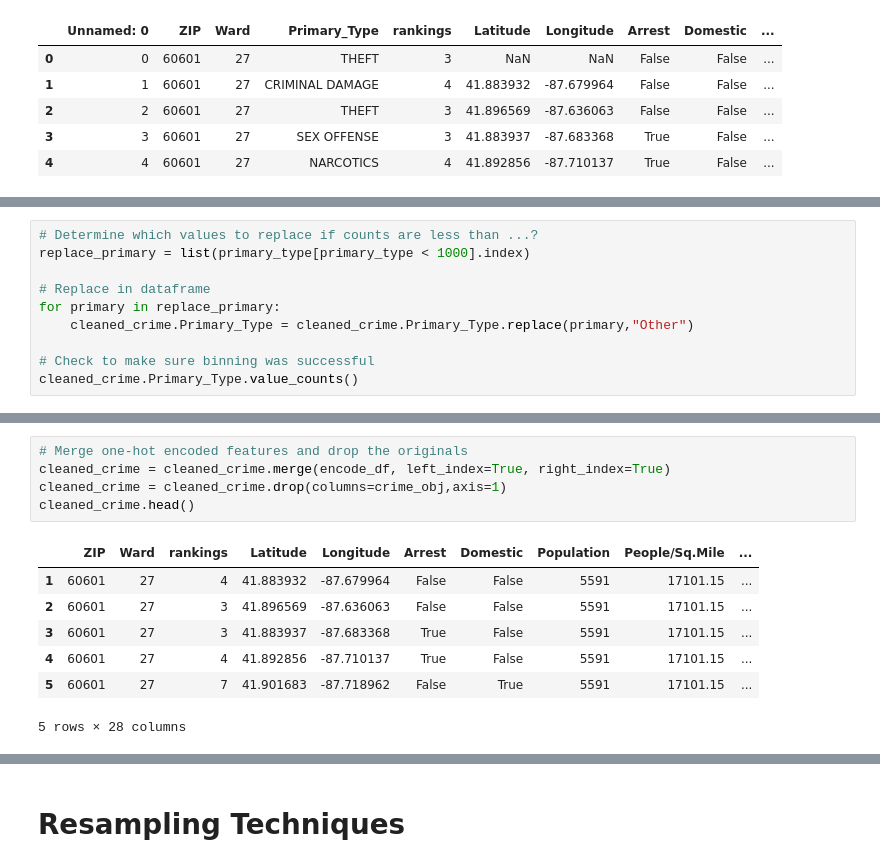
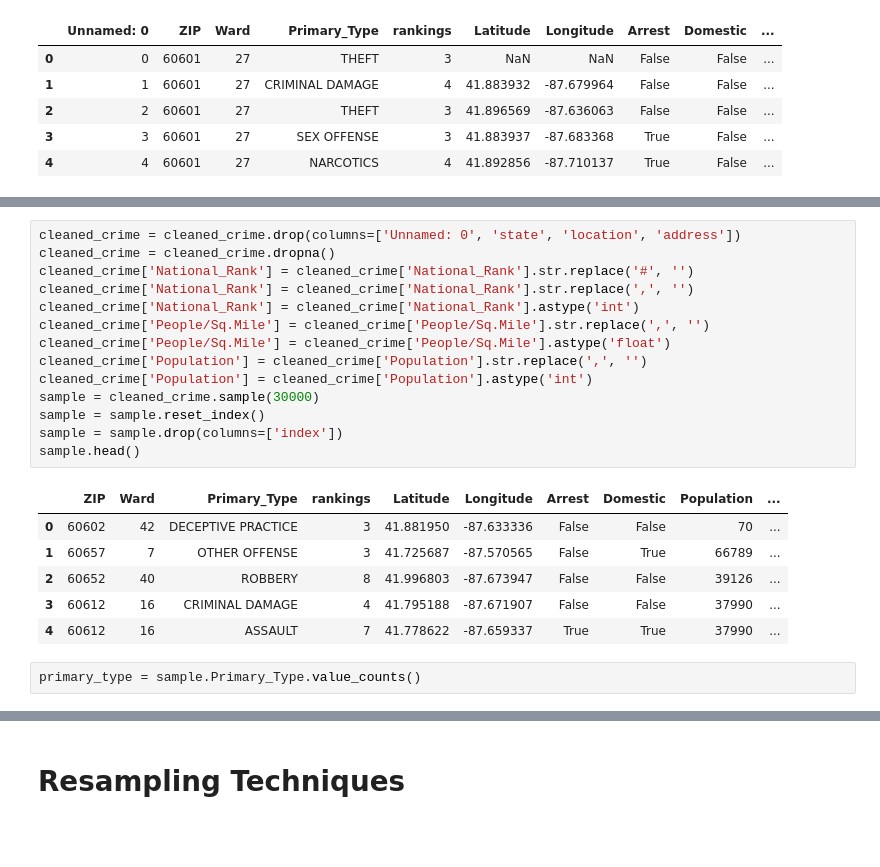
Before and after one commit to mmcdan13/capstone_project, a Jupyter notebook: Safety_Model.ipynb, the cells around one changed output, grey strips where cells are left out. Saved outputs shown, nothing was run; the diff lists cells and outputs as text; blank space fills up the shorter version.

```diff
--- a/Model.ipynb
+++ b/Safety_Model.ipynb
@@ -41,10 +20,0 @@ primary_type = cleaned_crime.Primary_Type.value_counts()
-# %%
-# Determine which values to replace if counts are less than ...?
-replace_primary = list(primary_type[primary_type < 1000].index)
-
-# Replace in dataframe
-for primary in replace_primary:
-    cleaned_crime.Primary_Type = cleaned_crime.Primary_Type.replace(primary,"Other")
-
-# Check to make sure binning was successful
-cleaned_crime.Primary_Type.value_counts()
@@ -86,13 +21,23 @@ encode_df.head()
-# %%
-# Merge one-hot encoded features and drop the originals
-cleaned_crime = cleaned_crime.merge(encode_df, left_index=True, right_index=True)
-cleaned_crime = cleaned_crime.drop(columns=crime_obj,axis=1)
-cleaned_crime.head()
-# %% [output]
-|  | ZIP | Ward | rankings | Latitude | Longitude | Arrest | Domestic | Population | People/Sq.Mile | ... |
-| 1 | 60601 | 27 | 4 | 41.883932 | -87.679964 | False | False | 5591 | 17101.15 | ... |
-| 2 | 60601 | 27 | 3 | 41.896569 | -87.636063 | False | False | 5591 | 17101.15 | ... |
-| 3 | 60601 | 27 | 3 | 41.883937 | -87.683368 | True | False | 5591 | 17101.15 | ... |
-| 4 | 60601 | 27 | 4 | 41.892856 | -87.710137 | True | False | 5591 | 17101.15 | ... |
-| 5 | 60601 | 27 | 7 | 41.901683 | -87.718962 | False | True | 5591 | 17101.15 | ... |
-5 rows × 28 columns
+# %%
+cleaned_crime = cleaned_crime.drop(columns=['Unnamed: 0', 'state', 'location', 'address'])
+cleaned_crime = cleaned_crime.dropna()
+cleaned_crime['National_Rank'] = cleaned_crime['National_Rank'].str.replace('#', '')
+cleaned_crime['National_Rank'] = cleaned_crime['National_Rank'].str.replace(',', '')
+cleaned_crime['National_Rank'] = cleaned_crime['National_Rank'].astype('int')
+cleaned_crime['People/Sq.Mile'] = cleaned_crime['People/Sq.Mile'].str.replace(',', '')
+cleaned_crime['People/Sq.Mile'] = cleaned_crime['People/Sq.Mile'].astype('float')
+cleaned_crime['Population'] = cleaned_crime['Population'].str.replace(',', '')
+cleaned_crime['Population'] = cleaned_crime['Population'].astype('int')
+sample = cleaned_crime.sample(30000)
+sample = sample.reset_index()
+sample = sample.drop(columns=['index'])
+sample.head()
+# %% [output]
+|  | ZIP | Ward | Primary_Type | rankings | Latitude | Longitude | Arrest | Domestic | Population | ... |
+| 0 | 60602 | 42 | DECEPTIVE PRACTICE | 3 | 41.881950 | -87.633336 | False | False | 70 | ... |
+| 1 | 60657 | 7 | OTHER OFFENSE | 3 | 41.725687 | -87.570565 | False | True | 66789 | ... |
+| 2 | 60652 | 40 | ROBBERY | 8 | 41.996803 | -87.673947 | False | False | 39126 | ... |
+| 3 | 60612 | 16 | CRIMINAL DAMAGE | 4 | 41.795188 | -87.671907 | False | False | 37990 | ... |
+| 4 | 60612 | 16 | ASSAULT | 7 | 41.778622 | -87.659337 | True | True | 37990 | ... |
+# %%
+primary_type = sample.Primary_Type.value_counts()
```
Also changed, not shown: parts of 29 cells of this notebook, 1 other file.
